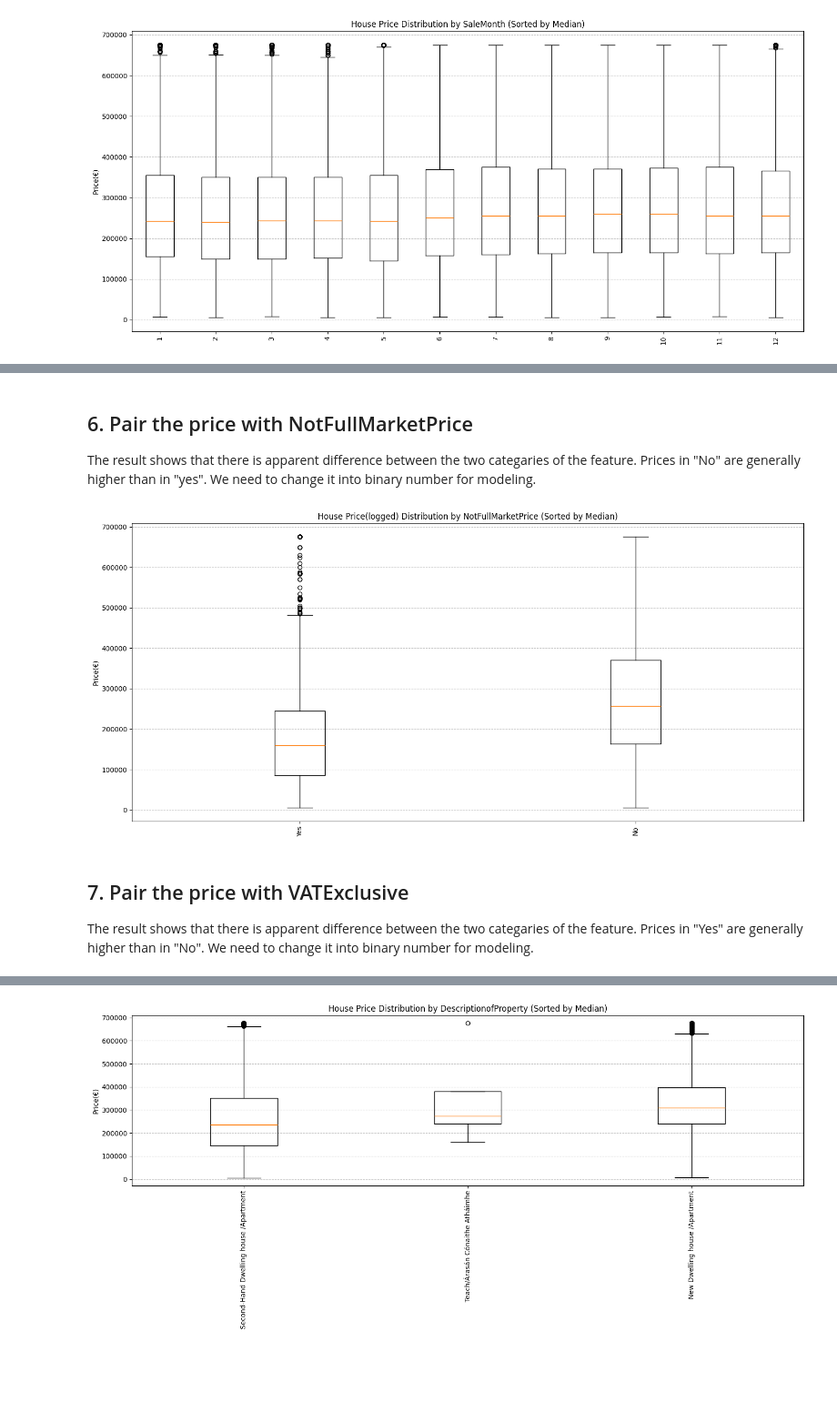
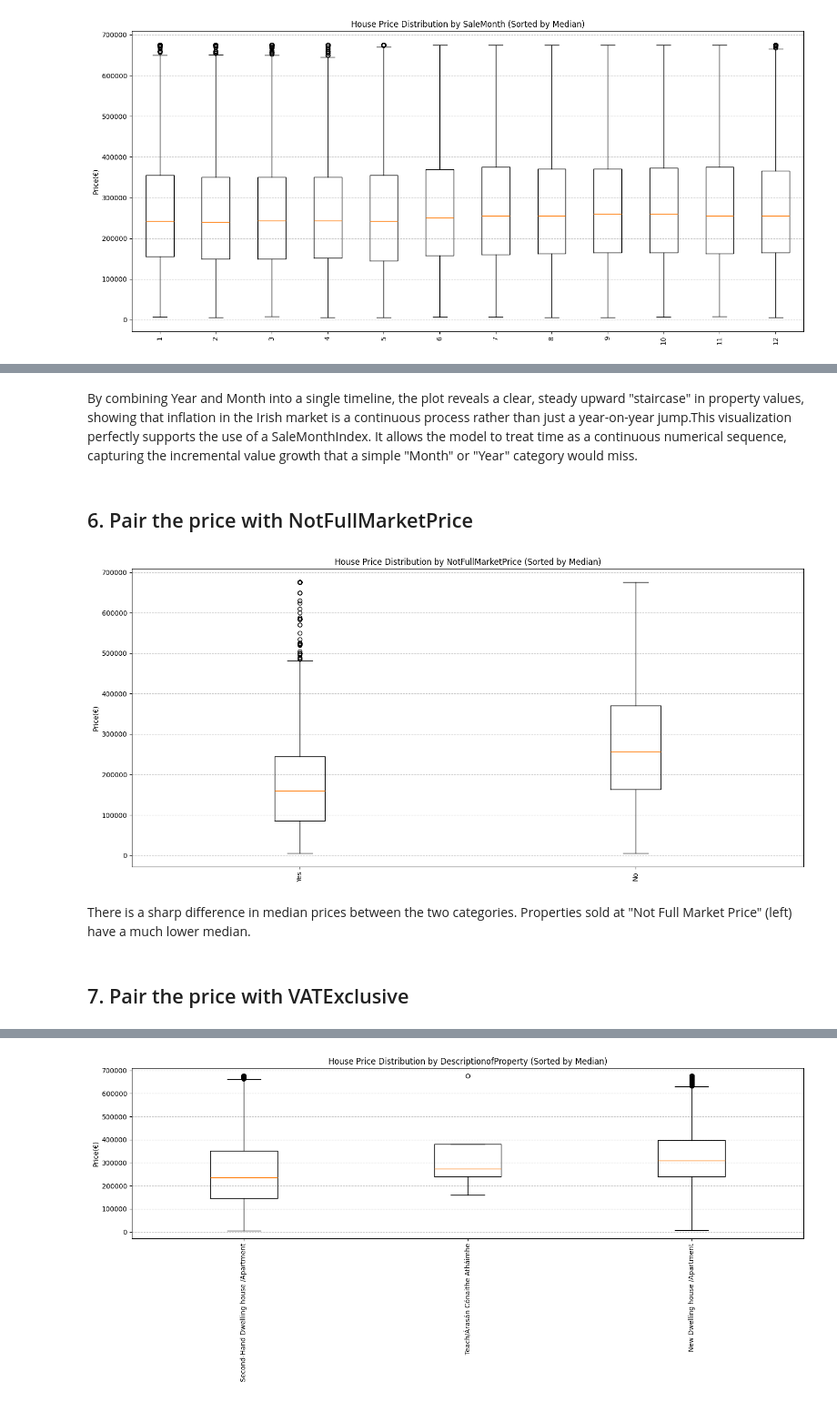
Before and after one commit to wuxiaoli-ucd/Data-Analytics, a Jupyter notebook: feature_paring_and_engineering.ipynb, the cells around one changed output, grey strips where cells are left out. Shown at 91% size. Saved outputs shown, nothing was run; the diff lists cells and outputs as text; code cells hidden in the pictures; blank space fills up the shorter version.

```diff
--- a/feature_paring_and_engineering.ipynb
+++ b/feature_paring_and_engineering.ipynb
@@ -204,27 +209,29 @@ plt.show()
+# %% [markdown]
+By combining Year and Month into a single timeline, the plot reveals a clear, steady upward "staircase" in property values, showing that inflation in the Irish market is a continuous process rather than just a year-on-year jump.This visualization perfectly supports the use of a SaleMonthIndex. It allows the model to treat time as a continuous numerical sequence, capturing the incremental value growth that a simple "Month" or "Year" category would miss.
 # %% [markdown]
 ## 6. Pair the price with NotFullMarketPrice
-The result shows that there is apparent difference between the two categaries of the feature. Prices in "No" are generally higher than in "yes". We need to change it into binary number for modeling.
 # %%
 # sort by median
 grouped = df.groupby('NotFullMarketPrice')['Price(€)'].median().sort_values()
 
 data_to_plot = [df[df['NotFullMarketPrice'] == x]['Price(€)'] for x in grouped.index]
 
 
 plt.figure(figsize=(15, 7))
 plt.boxplot(data_to_plot, labels=grouped.index)
 
 plt.xticks(rotation=90)
 plt.ylabel('Price(€)')
-plt.title('House Price(logged) Distribution by NotFullMarketPrice (Sorted by Median)')
+plt.title('House Price Distribution by NotFullMarketPrice (Sorted by Median)')
 plt.grid(axis='y', linestyle='--', alpha=0.7)
 plt.tight_layout()
 plt.show()
 # %% [output]
-[figure, old version]
+[figure, new version]
+# %% [markdown]
+There is a sharp difference in median prices between the two categories. Properties sold at "Not Full Market Price" (left) have a much lower median.
 # %% [markdown]
 ## 7. Pair the price with VATExclusive
-The result shows that there is apparent difference between the two categaries of the feature. Prices in "Yes" are generally higher than in "No". We need to change it into binary number for modeling.
 # %%
 # sort by median
 grouped = df.groupby('VATExclusive')['Price(€)'].median().sort_values()
```
Also changed, not shown: parts of 17 cells of this notebook, 6 other files.
